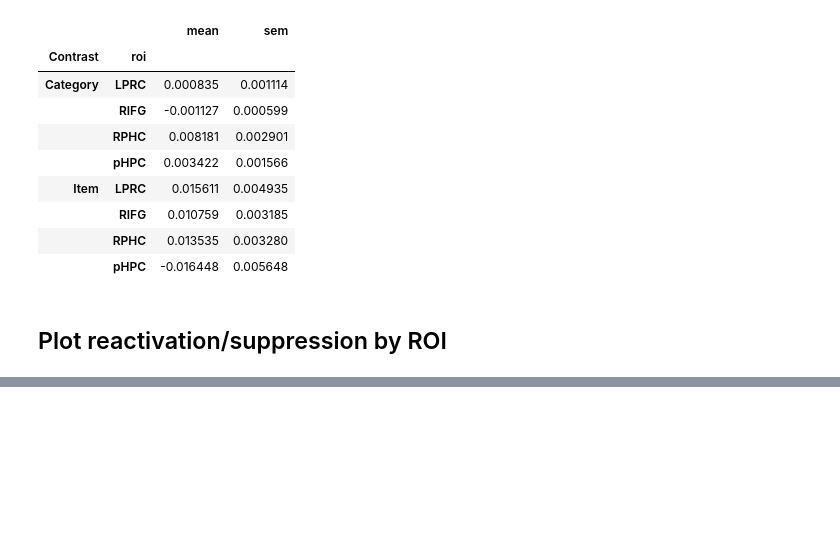
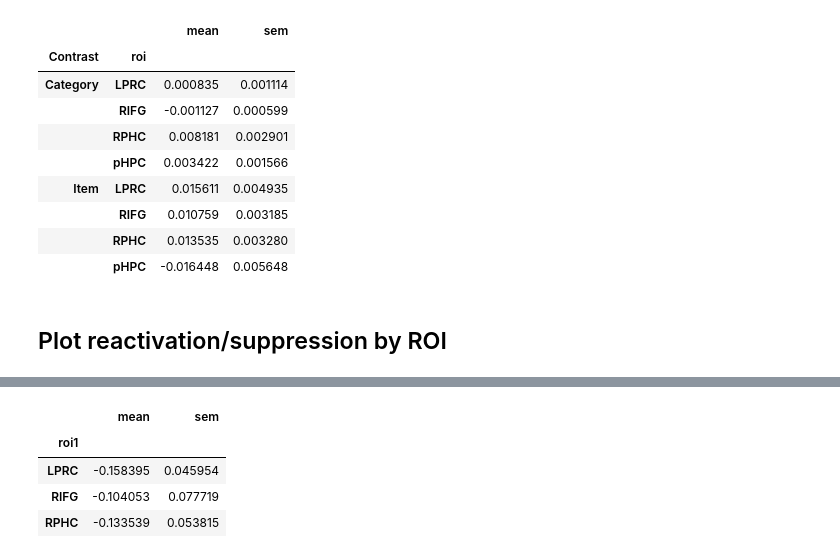
Before and after one commit to prestonlab/bender_study, a Jupyter notebook: jupyter/plot_react_stats.ipynb, the cells around one changed output, grey strips where cells are left out. Cells and saved outputs as stored; diff of their text form; code cells hidden in the pictures; blank space fills up the shorter version.

```diff
--- a/jupyter/plot_react_stats.ipynb
+++ b/jupyter/plot_react_stats.ipynb
@@ -140,0 +180,9 @@ LINO NOT subset; don't know how to subset; dropped
+# %%
+sme = corr_mean.loc[1] - corr_mean.loc[0]
+sme.groupby('roi1').agg(['mean', 'sem'])
+# %% [output]
+|  | mean | sem |
+| roi1 |  |  |
+| LPRC | -0.158395 | 0.045954 |
+| RIFG | -0.104053 | 0.077719 |
+| RPHC | -0.133539 | 0.053815 |
```
Also changed, not shown: parts of 10 cells of this notebook.
